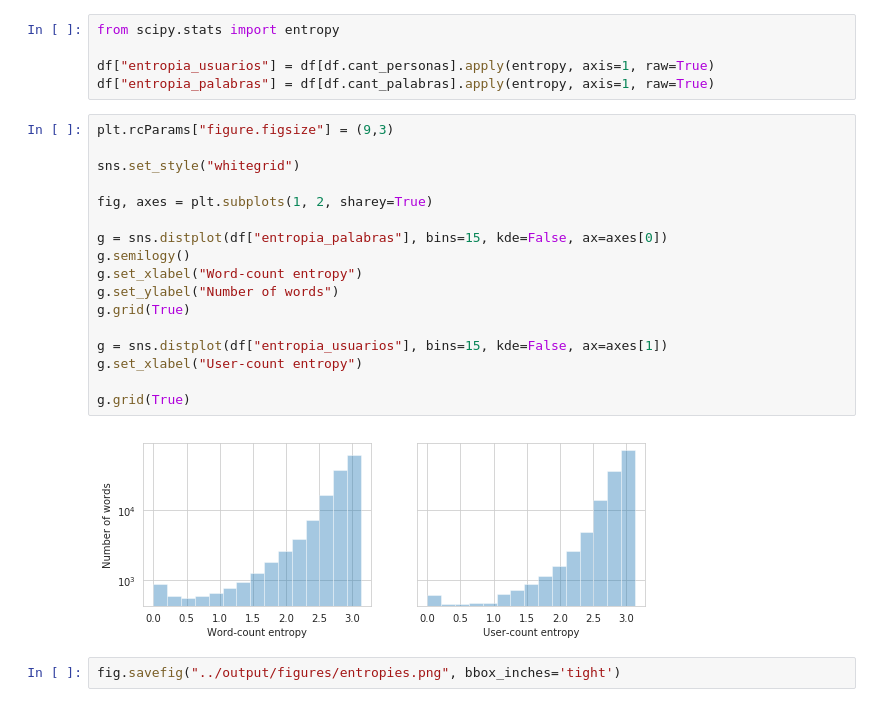
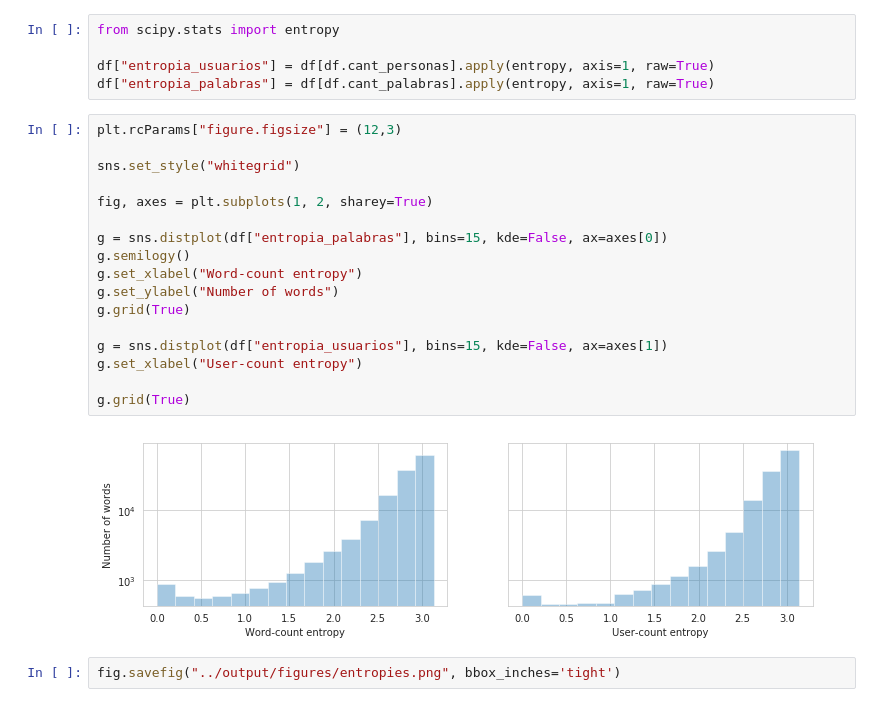
Before and after one commit to finiteautomata/contrastes, a Jupyter notebook: notebooks/graficos-entropia.ipynb, the cells around one changed output. Drawn from its saved outputs; the diff is of its cells as text.

```diff
--- a/notebooks/graficos-entropia.ipynb
+++ b/notebooks/graficos-entropia.ipynb
@@ -45,24 +83,24 @@ from scipy.stats import entropy
 df["entropia_usuarios"] = df[df.cant_personas].apply(entropy, axis=1, raw=True)
 df["entropia_palabras"] = df[df.cant_palabras].apply(entropy, axis=1, raw=True)
 # %%
-plt.rcParams["figure.figsize"] = (9,3)
+plt.rcParams["figure.figsize"] = (12,3)
 
 sns.set_style("whitegrid")
 
 fig, axes = plt.subplots(1, 2, sharey=True)
 
 g = sns.distplot(df["entropia_palabras"], bins=15, kde=False, ax=axes[0])
 g.semilogy()
 g.set_xlabel("Word-count entropy")
 g.set_ylabel("Number of words")
 g.grid(True)
 
 g = sns.distplot(df["entropia_usuarios"], bins=15, kde=False, ax=axes[1])
 g.set_xlabel("User-count entropy")
 
 g.grid(True)
 # %% [output]
-[figure, old version]
+[figure, new version]
 # %%
 fig.savefig("../output/figures/entropies.png", bbox_inches='tight')
 # %% [markdown]
```
Also changed, not shown: parts of 8 cells of this notebook.
